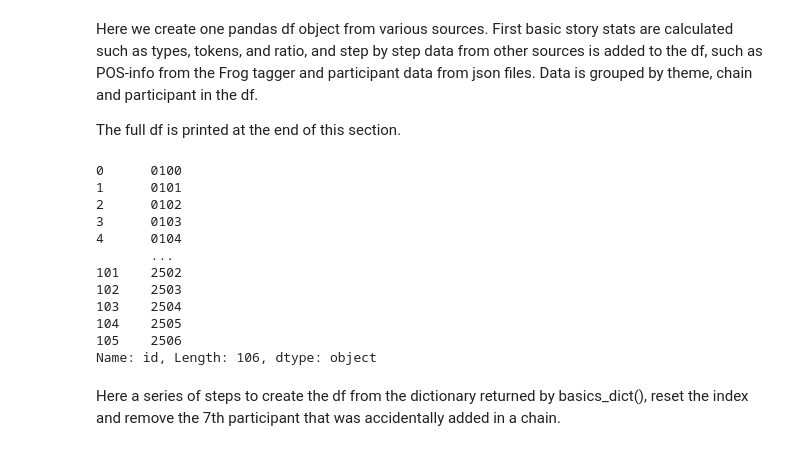
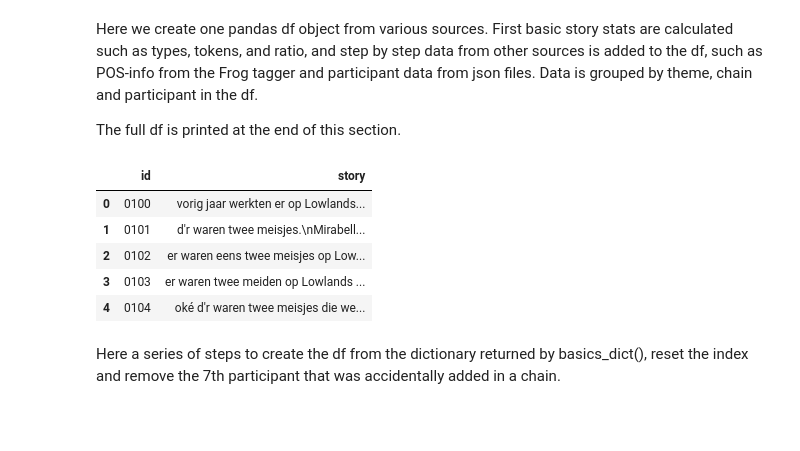
Before and after one commit to bma-vandijk/LL_analysis, a Jupyter notebook: LL_analysis.ipynb, the cells around one changed output. Drawn from its saved outputs; the diff is of its cells as text; code cells hidden in the pictures; blank space fills up the shorter version.

```diff
--- a/LL_analysis.ipynb
+++ b/LL_analysis.ipynb
@@ -95,21 +94,15 @@ def basics_dict(storydf):
 
         stats[key] = story
     return stats
-# %%
-stories_df['id']
-# %% [output]
-0      0100
-1      0101
-2      0102
-3      0103
-4      0104
-       ...
-101    2502
-102    2503
-103    2504
-104    2505
-105    2506
-Name: id, Length: 106, dtype: object
+# %%
+stories_df.head()
+# %% [output]
+|  | id | story |
+| 0 | 0100 | vorig jaar werkten er op Lowlands... |
+| 1 | 0101 | d'r waren twee meisjes.\nMirabell... |
+| 2 | 0102 | er waren eens twee meisjes op Low... |
+| 3 | 0103 | er waren twee meiden op Lowlands ... |
+| 4 | 0104 | oké d'r waren twee meisjes die we... |
 # %% [markdown]
 Here a series of steps to create the df from the dictionary returned by basics_dict(), reset the index and remove the 7th participant that was accidentally added in a chain.
 # %%
```
Also changed, not shown: parts of 4 cells of this notebook, 2 other files.
